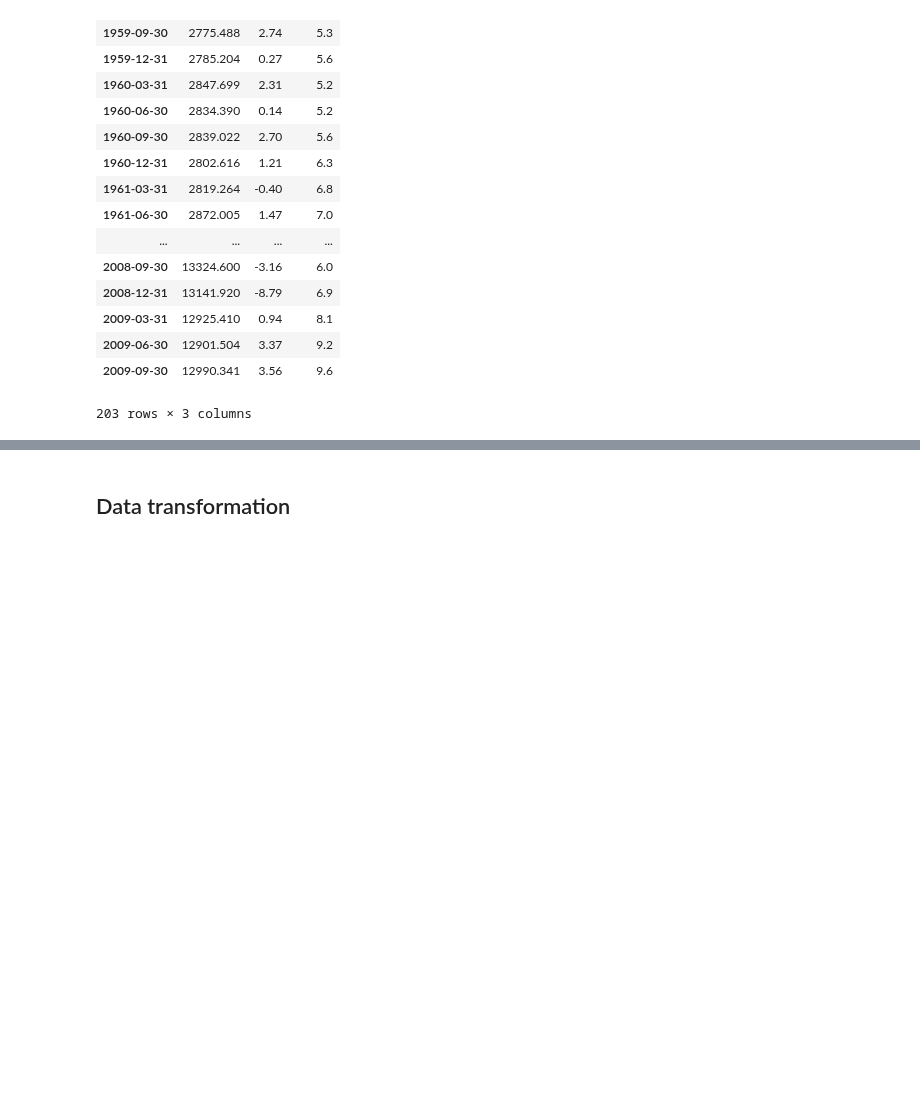
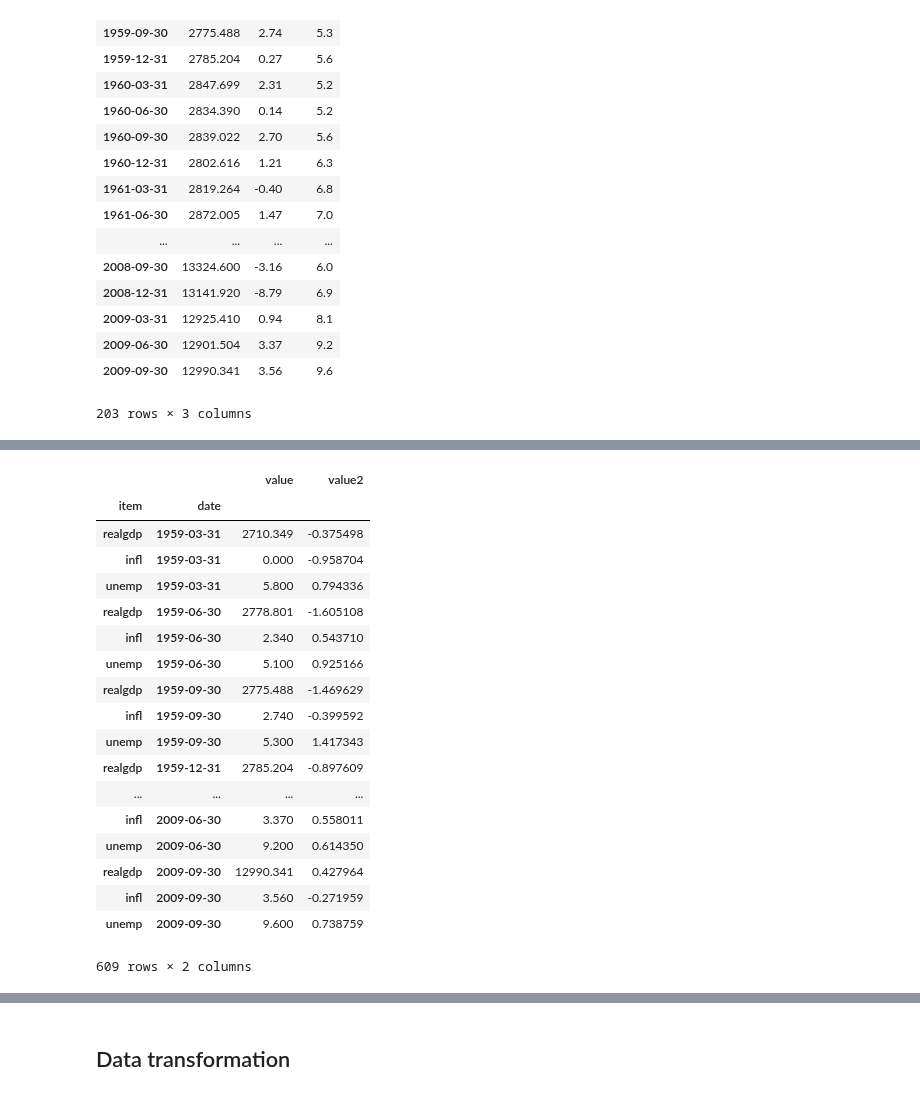
Before and after one commit to dongho0892/Python-Start, a Jupyter notebook: ch07_rev.ipynb, the cells around one changed output, grey strips where cells are left out. Cells and saved outputs as stored; diff of their text form; code cells hidden in the pictures; blank space fills up the shorter version.

```diff
--- a/ch07_rev.ipynb
+++ b/ch07_rev.ipynb
@@ -986,5 +1100,25 @@ pivoted['value'][:5]
 # %%
-ldata.set_index(['date', 'item'])
+ldata.set_index(['item','date'])
+# %% [output]
+|  |  | value | value2 |
+| item | date |  |  |
+| realgdp | 1959-03-31 | 2710.349 | -0.375498 |
+| infl | 1959-03-31 | 0.000 | -0.958704 |
+| unemp | 1959-03-31 | 5.800 | 0.794336 |
+| realgdp | 1959-06-30 | 2778.801 | -1.605108 |
+| infl | 1959-06-30 | 2.340 | 0.543710 |
+| unemp | 1959-06-30 | 5.100 | 0.925166 |
+| realgdp | 1959-09-30 | 2775.488 | -1.469629 |
+| infl | 1959-09-30 | 2.740 | -0.399592 |
+| unemp | 1959-09-30 | 5.300 | 1.417343 |
+| realgdp | 1959-12-31 | 2785.204 | -0.897609 |
+| ... | ... | ... | ... |
+| infl | 2009-06-30 | 3.370 | 0.558011 |
+| unemp | 2009-06-30 | 9.200 | 0.614350 |
+| realgdp | 2009-09-30 | 12990.341 | 0.427964 |
+| infl | 2009-09-30 | 3.560 | -0.271959 |
+| unemp | 2009-09-30 | 9.600 | 0.738759 |
+609 rows × 2 columns
 # %%
 unstacked = ldata.set_index(['date', 'item']).unstack('item')
 unstacked[:7]
```
Also changed, not shown: parts of 69 cells of this notebook.
